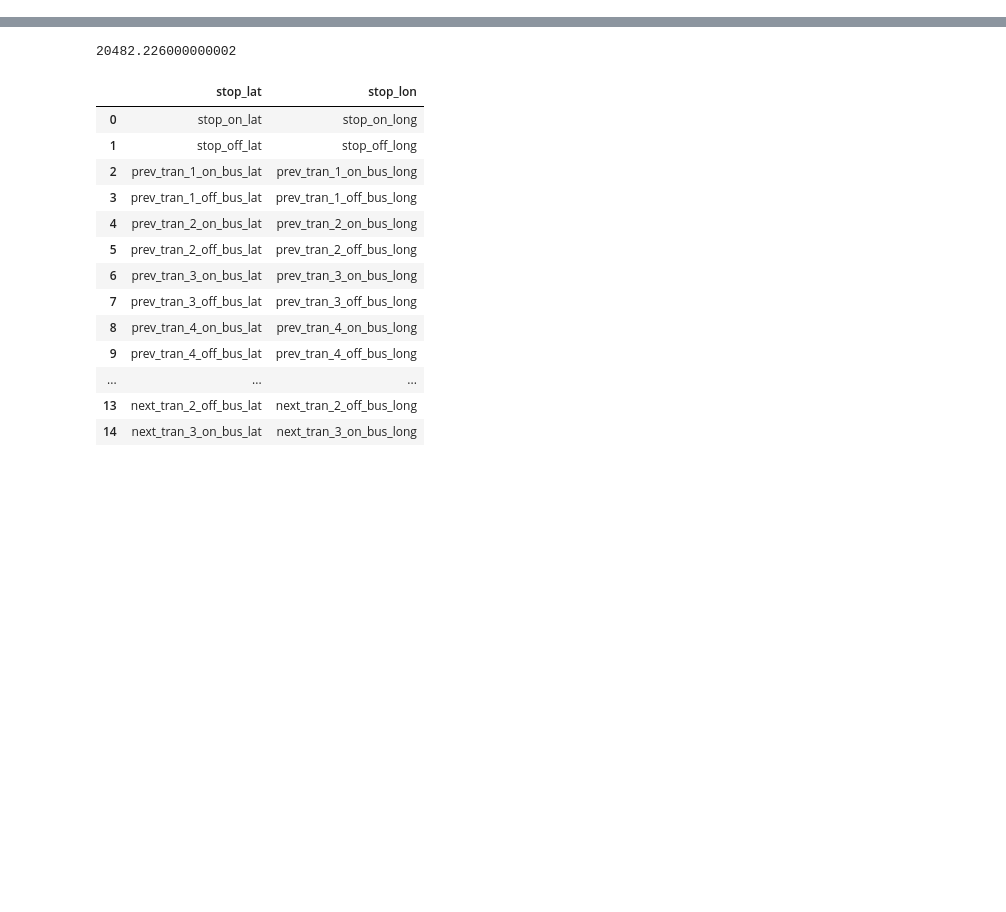
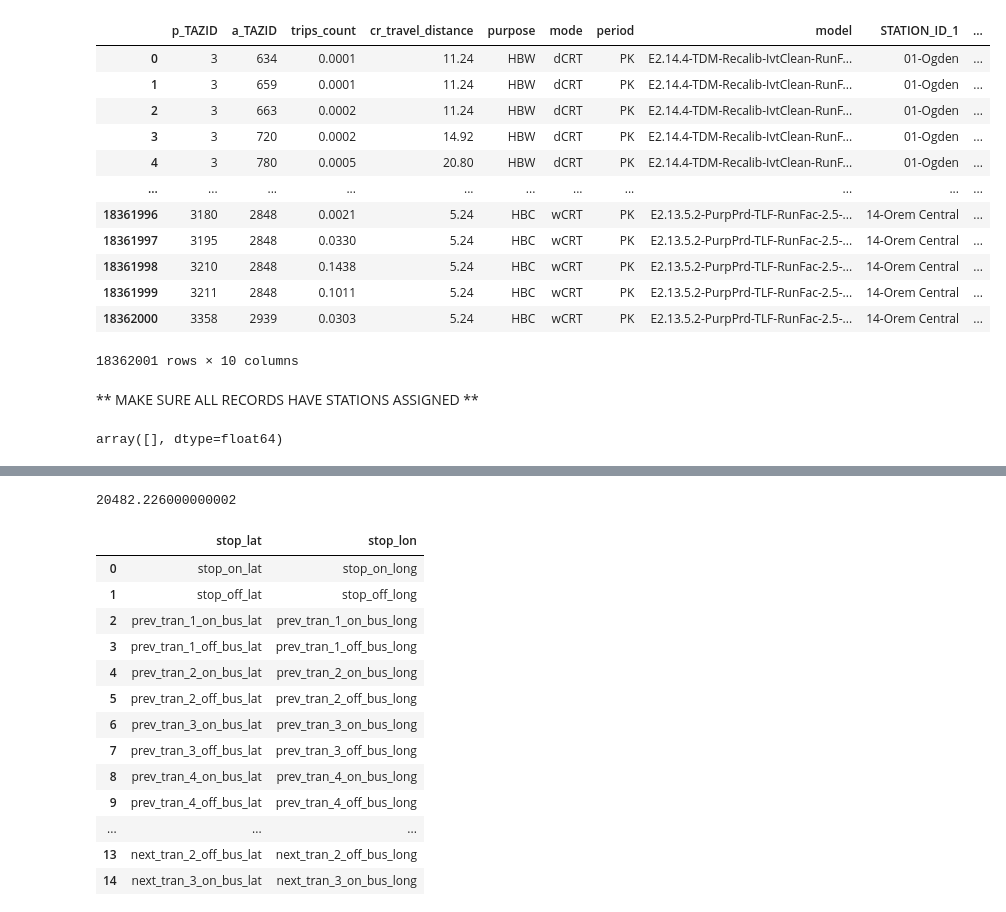
Before and after one commit to WFRCAnalytics/TDM-DEV-v920-E2-Analysis, a Jupyter notebook: 2.A3-StationToStationPairs.ipynb, the cells around one changed output, grey strips where cells are left out. Cells and saved outputs as stored; diff of their text form; code cells hidden in the pictures; blank space fills up the shorter version.

```diff
--- a/2.A3-StationToStationPairs.ipynb
+++ b/2.A3-StationToStationPairs.ipynb
@@ -45,0 +251,34 @@ crt_station_obs_names_df
+# %%
+# Get station-to-station crt distance
+# using TAZ of stations as proxy for station-to-station distance that can then be joined with crt distance matrix to parse out station-to-station pairs
+
+model_results[key]
+
+# use walk, since drive to crt gives interesting results between SLC Central and North Temple
+combined_for_station_pairs_df = pd.merge(crdist_df, crt_station_obs_names_crossed_df, left_on=['I','J'], right_on=['TAZID_1','TAZID_2'])
+station_pair_crt_distances_df = combined_for_station_pairs_df[['cr_travel_distance','STATION_ID_1','STATION_ID_2']].drop_duplicates()
+station_pair_crt_distances_df
+
+# manually add -- manually created matrix from station to next station distances to find closest
+_df_temp = pd.DataFrame([
+    [0.78, '07-North Temple', '08-Salt Lake Central' ],
+    # THESE ARE STRANGE, IT DUPLICATES DISTANCE BETWEEN SOME STATION PAIRS!!!
+    [8.64, '01-Ogden', '02-Roy'], # 4.32 x 2
+    [14.32, '08-Salt Lake Central', '09-Murray Central'], # 7.16 x 2
+    [6.48, '10-South Jordan', '11-Draper'] # 3.24 x 2
+], columns=['cr_travel_distance', 'STATION_ID_1', 'STATION_ID_2'])
+station_pair_crt_distances_df = pd.concat([station_pair_crt_distances_df, _df_temp])
+
+#
+## IMPORTANT NOTE: Clearfield to Salt Lake Central and Woods Cross to Draper have the same distance!
+## SO JUST COMBINE THEM FOR EASE
+#
+# Group by cr_travel_distance and concatenate STATION_ID_1 and STATION_ID_2
+station_pair_crt_distances_df = station_pair_crt_distances_df.groupby("cr_travel_distance").agg({
+    "STATION_ID_1": lambda x: ", ".join(map(str, x)),
+    "STATION_ID_2": lambda x: ", ".join(map(str, x))
+}).reset_index()
+
+station_pair_crt_distances_df.sort_values(
+    by=["STATION_ID_1", "STATION_ID_2"], ascending=[True, True]
+)
@@ -45,0 +299,25 @@ crt_station_obs_names_df
+# %%
+model_results_with_station_pairs_df = pd.merge(model_results_df, station_pair_crt_distances_df, on=['cr_travel_distance'], how='left')
+model_results_with_station_pairs_df
+# %% [output]
+|  | p_TAZID | a_TAZID | trips_count | cr_travel_distance | purpose | mode | period | model | STATION_ID_1 | ... |
+| 0 | 3 | 634 | 0.0001 | 11.24 | HBW | dCRT | PK | E2.14.4-TDM-Recalib-IvtClean-RunF... | 01-Ogden | ... |
+| 1 | 3 | 659 | 0.0001 | 11.24 | HBW | dCRT | PK | E2.14.4-TDM-Recalib-IvtClean-RunF... | 01-Ogden | ... |
+| 2 | 3 | 663 | 0.0002 | 11.24 | HBW | dCRT | PK | E2.14.4-TDM-Recalib-IvtClean-RunF... | 01-Ogden | ... |
+| 3 | 3 | 720 | 0.0002 | 14.92 | HBW | dCRT | PK | E2.14.4-TDM-Recalib-IvtClean-RunF... | 01-Ogden | ... |
+| 4 | 3 | 780 | 0.0005 | 20.80 | HBW | dCRT | PK | E2.14.4-TDM-Recalib-IvtClean-RunF... | 01-Ogden | ... |
+| ... | ... | ... | ... | ... | ... | ... | ... | ... | ... | ... |
+| 18361996 | 3180 | 2848 | 0.0021 | 5.24 | HBC | wCRT | PK | E2.13.5.2-PurpPrd-TLF-RunFac-2.5-... | 14-Orem Central | ... |
+| 18361997 | 3195 | 2848 | 0.0330 | 5.24 | HBC | wCRT | PK | E2.13.5.2-PurpPrd-TLF-RunFac-2.5-... | 14-Orem Central | ... |
+| 18361998 | 3210 | 2848 | 0.1438 | 5.24 | HBC | wCRT | PK | E2.13.5.2-PurpPrd-TLF-RunFac-2.5-... | 14-Orem Central | ... |
+| 18361999 | 3211 | 2848 | 0.1011 | 5.24 | HBC | wCRT | PK | E2.13.5.2-PurpPrd-TLF-RunFac-2.5-... | 14-Orem Central | ... |
+| 18362000 | 3358 | 2939 | 0.0303 | 5.24 | HBC | wCRT | PK | E2.13.5.2-PurpPrd-TLF-RunFac-2.5-... | 14-Orem Central | ... |
+18362001 rows × 10 columns
+# %% [markdown]
+** MAKE SURE ALL RECORDS HAVE STATIONS ASSIGNED **
+# %%
+model_results_with_station_pairs_df[
+    model_results_with_station_pairs_df.isnull().any(axis=1)
+]['cr_travel_distance'].dropna().unique()
+# %% [output]
+array([], dtype=float64)
```
Also changed, not shown: parts of 29 cells of this notebook, 1 other file.
